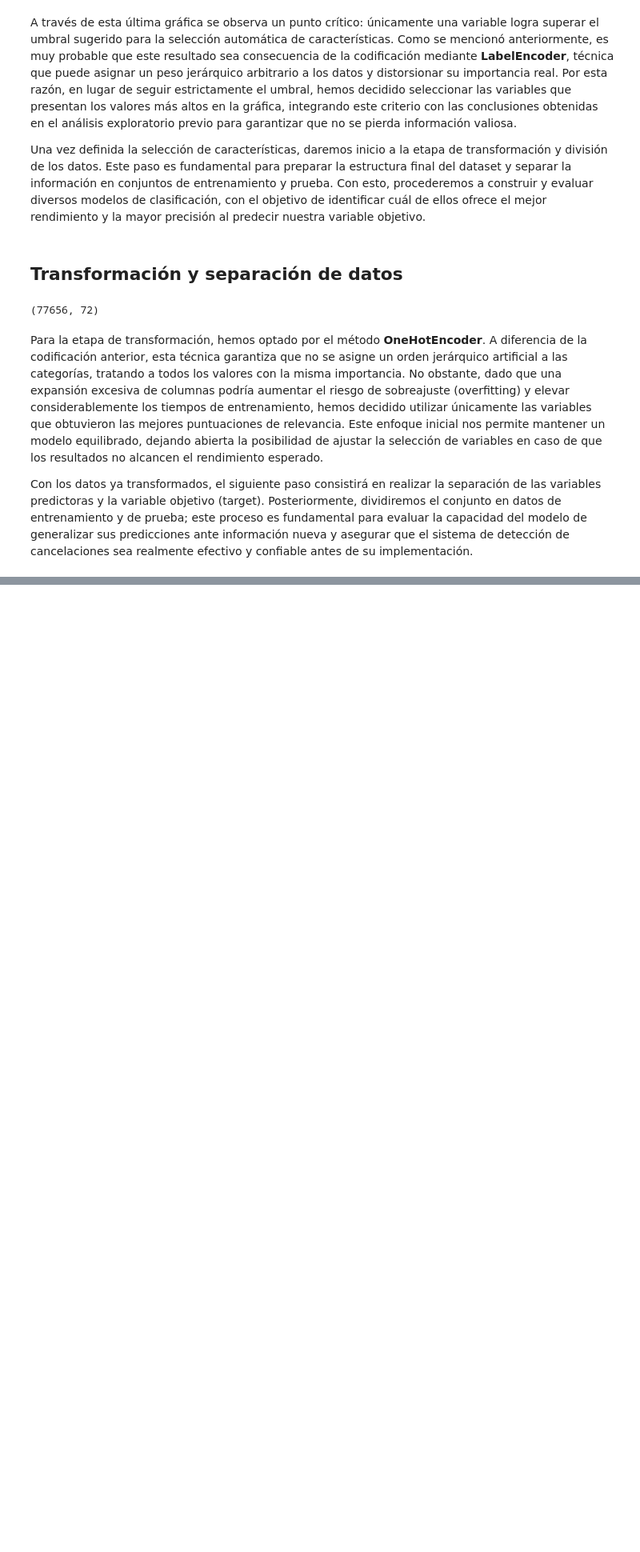
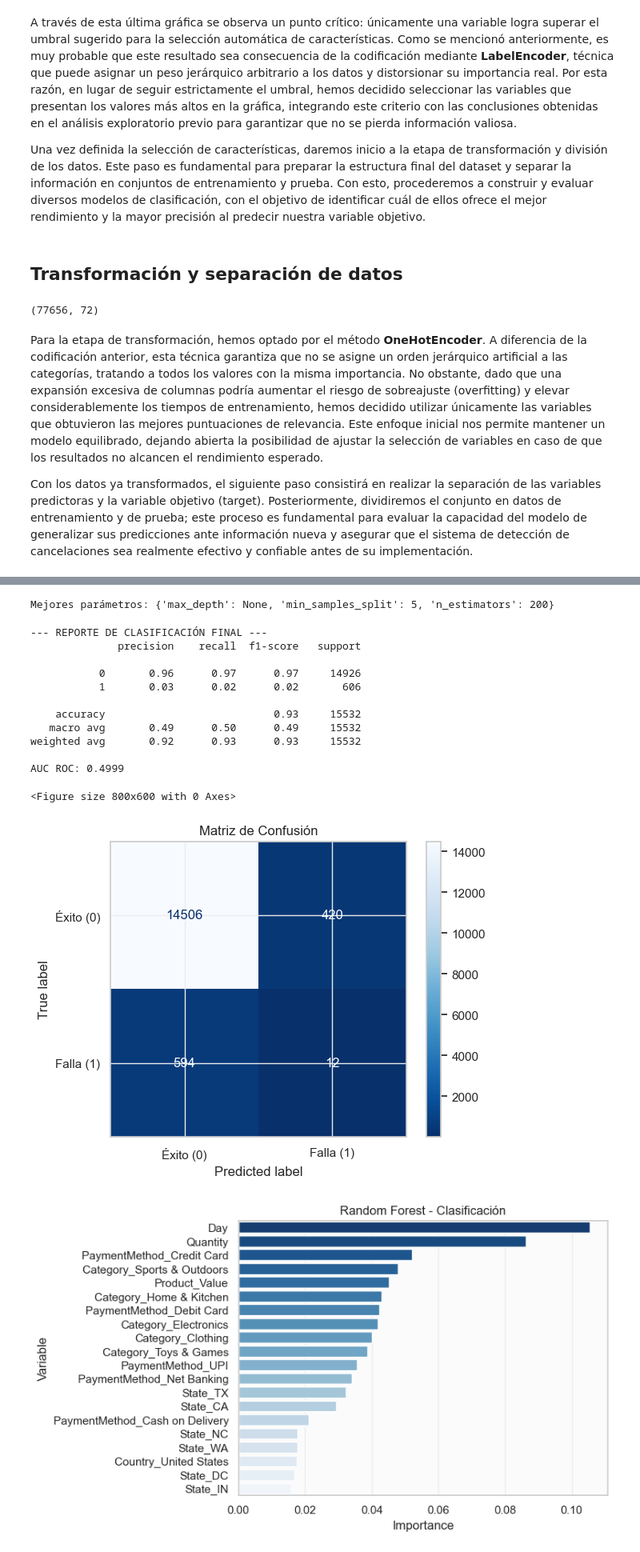
Before and after one commit to AlejandroSegura24/Ecommerce-Business-Intelligence-Lab, a Jupyter notebook: Notebooks/1 Model Benchmarking Cancelled vs Delivered.ipynb, the cells around one changed output, grey strips where cells are left out. Shown at 80% size. Cells and saved outputs as stored; diff of their text form; code cells hidden in the pictures; blank space fills up the shorter version.

```diff
--- a/Notebooks/1 Model Benchmarking Cancelled vs Delivered.ipynb
+++ b/Notebooks/1 Model Benchmarking Cancelled vs Delivered.ipynb
@@ -331,0 +366,58 @@ Distribución original en entrenamiento: Counter({0: 14926, 1: 606})
+# %%
+# Puede tardarse un poco en ejecutarse
+rf = RandomForestClassifier(class_weight=None, random_state=42)
+# param_grid = {'n_estimators': [100, 200],
+#               'max_depth': [10, None],
+#               'min_samples_split': [2, 5]
+# }
+param_grid = {'n_estimators': [200],
+              'max_depth': [None],
+              'min_samples_split': [5]
+}
+grid_search = GridSearchCV(estimator = rf, param_grid = param_grid, cv = 5, scoring = 'f1')
+grid_search.fit(X_train_res, y_train_res)
+
+print(f"Mejores parámetros: {grid_search.best_params_}")
+# %% [output]
+Mejores parámetros: {'max_depth': None, 'min_samples_split': 5, 'n_estimators': 200}
+# %%
+best_rf = grid_search.best_estimator_
+
+# Predecimos sobre el set de prueba para evaluar el rendimiento real
+y_pred = best_rf.predict(X_test)
+
+print("--- REPORTE DE CLASIFICACIÓN FINAL ---")
+print(classification_report(y_test, y_pred))
+y_probs_rf = best_rf.predict_proba(X_test)[:, 1]
+print(f"AUC ROC: {roc_auc_score(y_test, y_probs_rf):.4f}")
+
+plt.figure(figsize=(8, 6))
+cm = confusion_matrix(y_test, y_pred)
+disp = ConfusionMatrixDisplay(confusion_matrix=cm, display_labels=['Éxito (0)', 'Falla (1)'])
+disp.plot(cmap='Blues_r', values_format='d')
+plt.title('Matriz de Confusión')
+plt.show()
+
+importances_clf = pd.DataFrame({
+    'Variable': X.columns,
+    'Importance': best_rf.feature_importances_
+}).sort_values(by="Importance", ascending=False)
+
+sns.barplot( data=importances_clf.head(20), x='Importance', y='Variable', hue = 'Variable', palette='Blues_r')
+plt.title('Random Forest - Clasificación')
+plt.show()
+# %% [output]
+--- REPORTE DE CLASIFICACIÓN FINAL ---
+              precision    recall  f1-score   support
+
+           0       0.96      0.97      0.97     14926
+           1       0.03      0.02      0.02       606
+
+    accuracy                           0.93     15532
+   macro avg       0.49      0.50      0.49     15532
+weighted avg       0.92      0.93      0.93     15532
+
+AUC ROC: 0.4999
+<Figure size 800x600 with 0 Axes>
+[figure, added]
+[figure, added]
```
Also changed, not shown: parts of 11 cells of this notebook, 1 other file.
